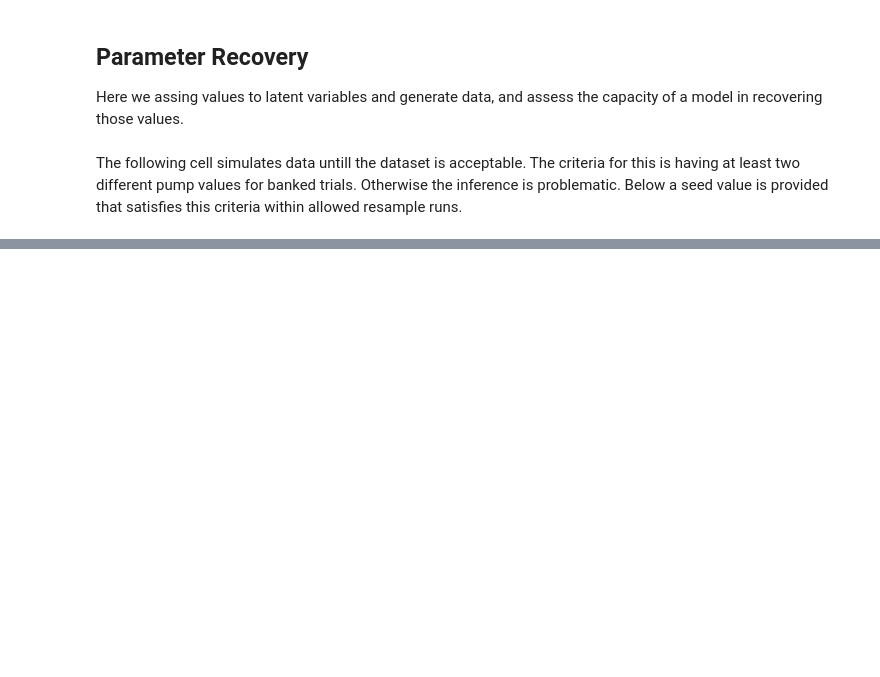
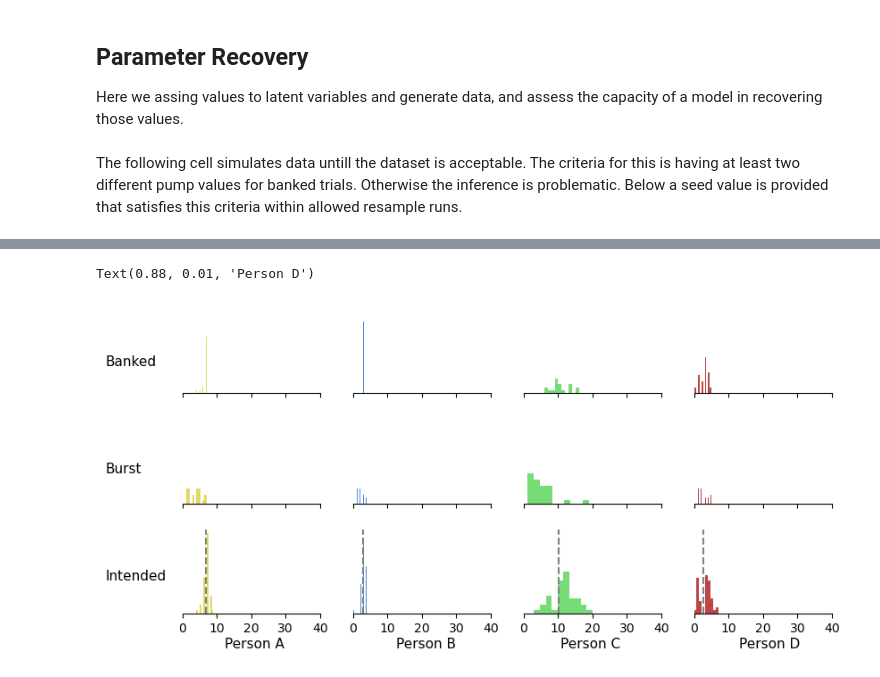
Before and after one commit to alazaydin/bart-censored, a Jupyter notebook: censoring.ipynb, the cells around one changed output, grey strips where cells are left out. Saved outputs shown, nothing was run; the diff lists cells and outputs as text; code cells hidden in the pictures; blank space fills up the shorter version.

```diff
--- a/censoring.ipynb
+++ b/censoring.ipynb
@@ -448,0 +519,5 @@ az.summary(recover_idata["B"])
+# %%
+select_participants = [5, 43, 33, 20]
+df_sub = df_guan.query("participant in @select_participants").copy()
+df_sub["pid"], _ = df_sub["participant"].factorize()
+df_sub = df_sub.astype({' y': float, ' burst': float})
@@ -448,0 +614,56 @@ az.summary(recover_idata["B"])
+# %%
+df_sub["banked"] = (df_sub[" y"] < df_sub[" burst"]).values
+# %%
+banked_A = df_sub.query("banked==True and pid==0")[" y"].values
+banked_B = df_sub.query("banked==True and pid==2")[" y"].values
+banked_C = df_sub.query("banked==True and pid==3")[" y"].values
+banked_D = df_sub.query("banked==True and pid==1")[" y"].values
+
+burst_A = df_sub.query("banked==False and pid==0")[" y"].values
+burst_B = df_sub.query("banked==False and pid==2")[" y"].values
+burst_C = df_sub.query("banked==False and pid==3")[" y"].values
+burst_D = df_sub.query("banked==False and pid==1")[" y"].values
+# %%
+fig, axs = plt.subplots(3, 4, sharey=True, sharex=True, figsize=(8,4))
+plt.tight_layout()
+
+axs[0][0].hist(banked_A, color=colors[0])
+axs[0][1].hist(banked_B, color=colors[2])
+axs[0][2].hist(banked_C, color=colors[3])
+axs[0][3].hist(banked_D, color=colors[1])
+
+axs[1][0].hist(burst_A, color=colors[0])
+axs[1][1].hist(burst_B, color=colors[2])
+axs[1][2].hist(burst_C, color=colors[3])
+axs[1][3].hist(burst_D, color=colors[1])
+
+axs[2][0].hist(sample_A, color=colors[0])
+axs[2][1].hist(sample_B, color=colors[2])
+axs[2][2].hist(sample_C, color=colors[3])
+axs[2][3].hist(sample_D, color=colors[1])
+
+axs[2][0].axvline(x=banked_A.mean(), color='grey', linestyle="--")
+axs[2][1].axvline(x=banked_B.mean(), color='grey', linestyle="--")
+axs[2][2].axvline(x=banked_C.mean(), color='grey', linestyle="--")
+axs[2][3].axvline(x=banked_D.mean(), color='grey', linestyle="--")
+
+for i in np.arange(len(axs)):
+    axs[i][0].set_xlim([0, 40])
+    axs[i][0].set_xticks([0, 10, 20, 30, 40])
+    for j in np.arange(len(axs[i])):
+        axs[i][j].spines["top"].set_visible(False)
+        axs[i][j].spines["right"].set_visible(False)
+        axs[i][j].spines["left"].set_visible(False)
+        axs[i][j].yaxis.set_visible(False)
+
+fig.text(-0.05, 0.8, 'Banked', va='center', fontsize=11)
+fig.text(-0.05, 0.5, 'Burst', va='center', fontsize=11)
+fig.text(-0.05, 0.2, 'Intended', va='center', fontsize=11)
+
+fig.text(0.16, 0.01, "Person A", ha='center', va='center', fontsize=11)
+fig.text(0.4, 0.01, "Person B", ha='center', va='center', fontsize=11)
+fig.text(0.63, 0.01, "Person C", ha='center', va='center', fontsize=11)
+fig.text(0.88, 0.01, "Person D", ha='center', va='center', fontsize=11)
+# %% [output]
+Text(0.88, 0.01, 'Person D')
+[figure, added]
```
Also changed, not shown: parts of 35 cells of this notebook, 1 other file.
